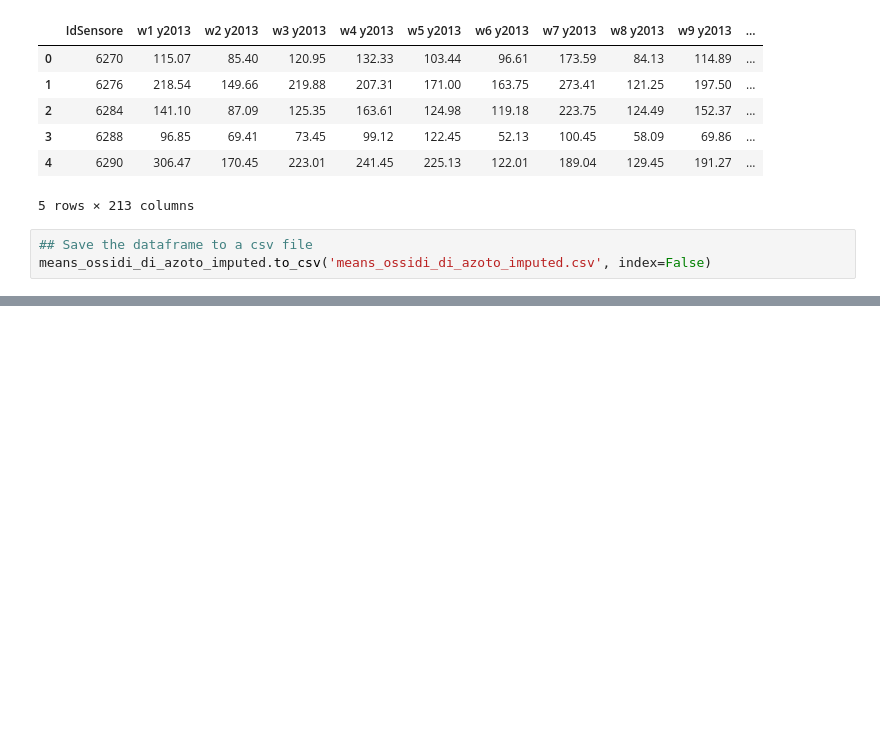
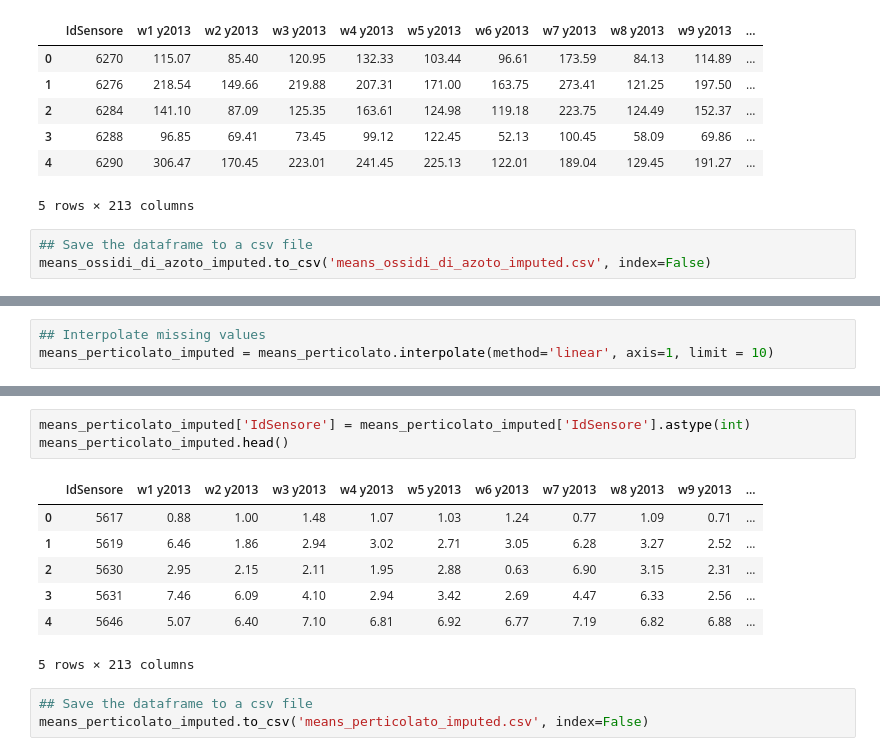
Before and after one commit to LGpolimi/HHE_DSLAB_project_AA2324, a Jupyter notebook: Final_preparation_air_quality.ipynb, the cells around one changed output, grey strips where cells are left out. Drawn from its saved outputs; the diff is of its cells as text; blank space fills up the shorter version.

```diff
--- a/Final_preparation_air_quality.ipynb
+++ b/Final_preparation_air_quality.ipynb
@@ -295,0 +362,3 @@ means_ossidi_di_azoto_imputed.to_csv('means_ossidi_di_azoto_imputed.csv', index=
+# %%
+## Interpolate missing values
+means_perticolato_imputed = means_perticolato.interpolate(method='linear', axis=1, limit = 10)
@@ -295,0 +370,14 @@ means_ossidi_di_azoto_imputed.to_csv('means_ossidi_di_azoto_imputed.csv', index=
+# %%
+means_perticolato_imputed['IdSensore'] = means_perticolato_imputed['IdSensore'].astype(int)
+means_perticolato_imputed.head()
+# %% [output]
+|  | IdSensore | w1 y2013 | w2 y2013 | w3 y2013 | w4 y2013 | w5 y2013 | w6 y2013 | w7 y2013 | w8 y2013 | w9 y2013 | ... |
+| 0 | 5617 | 0.88 | 1.00 | 1.48 | 1.07 | 1.03 | 1.24 | 0.77 | 1.09 | 0.71 | ... |
+| 1 | 5619 | 6.46 | 1.86 | 2.94 | 3.02 | 2.71 | 3.05 | 6.28 | 3.27 | 2.52 | ... |
+| 2 | 5630 | 2.95 | 2.15 | 2.11 | 1.95 | 2.88 | 0.63 | 6.90 | 3.15 | 2.31 | ... |
+| 3 | 5631 | 7.46 | 6.09 | 4.10 | 2.94 | 3.42 | 2.69 | 4.47 | 6.33 | 2.56 | ... |
+| 4 | 5646 | 5.07 | 6.40 | 7.10 | 6.81 | 6.92 | 6.77 | 7.19 | 6.82 | 6.88 | ... |
+5 rows × 213 columns
+# %%
+## Save the dataframe to a csv file
+means_perticolato_imputed.to_csv('means_perticolato_imputed.csv', index=False)
```
Also changed, not shown: parts of 7 cells of this notebook, 1 other file.
